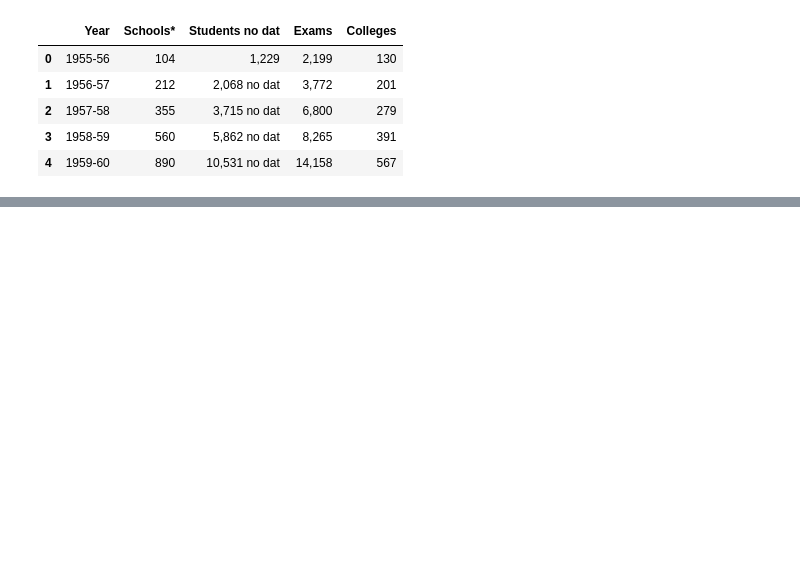
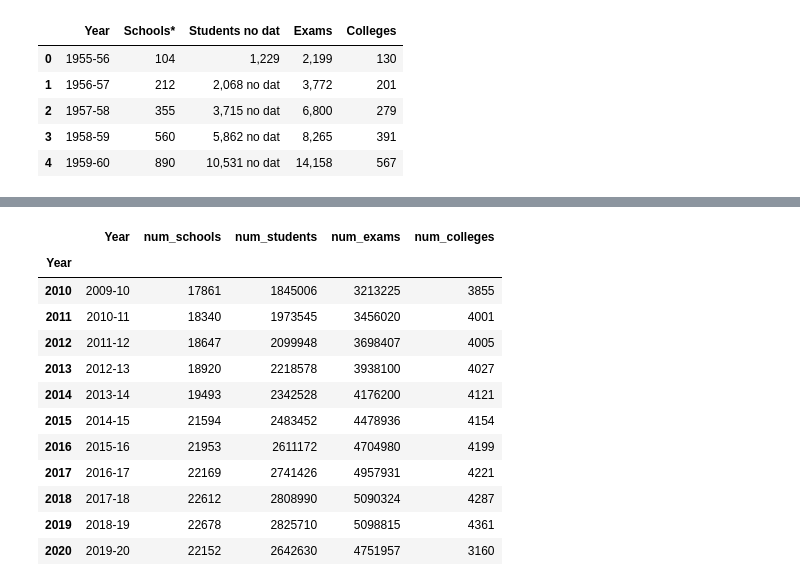
Before and after one commit to leahokamura/CS290FinalProject, a Jupyter notebook: DataCleaning_for_APData.ipynb, the cells around one changed output, grey strips where cells are left out. Drawn from its saved outputs; the diff is of its cells as text; code cells hidden in the pictures; blank space fills up the shorter version.

```diff
--- a/DataCleaning_for_APData.ipynb
+++ b/DataCleaning_for_APData.ipynb
@@ -52,0 +50,3 @@ df
+# %%
+CSA=pd.read_csv("data/CSA_ALL.csv")
+CSP=pd.read_csv("data/CSP_ALL.csv")
@@ -52,0 +73,18 @@ df
+# %%
+total=df[-11:]
+total.set_index(CS.index, inplace=True)
+total
+# %% [output]
+|  | Year | num_schools | num_students | num_exams | num_colleges |
+| Year |  |  |  |  |  |
+| 2010 | 2009-10 | 17861 | 1845006 | 3213225 | 3855 |
+| 2011 | 2010-11 | 18340 | 1973545 | 3456020 | 4001 |
+| 2012 | 2011-12 | 18647 | 2099948 | 3698407 | 4005 |
+| 2013 | 2012-13 | 18920 | 2218578 | 3938100 | 4027 |
+| 2014 | 2013-14 | 19493 | 2342528 | 4176200 | 4121 |
+| 2015 | 2014-15 | 21594 | 2483452 | 4478936 | 4154 |
+| 2016 | 2015-16 | 21953 | 2611172 | 4704980 | 4199 |
+| 2017 | 2016-17 | 22169 | 2741426 | 4957931 | 4221 |
+| 2018 | 2017-18 | 22612 | 2808990 | 5090324 | 4287 |
+| 2019 | 2018-19 | 22678 | 2825710 | 5098815 | 4361 |
+| 2020 | 2019-20 | 22152 | 2642630 | 4751957 | 3160 |
```
Also changed, not shown: parts of 11 cells of this notebook.
